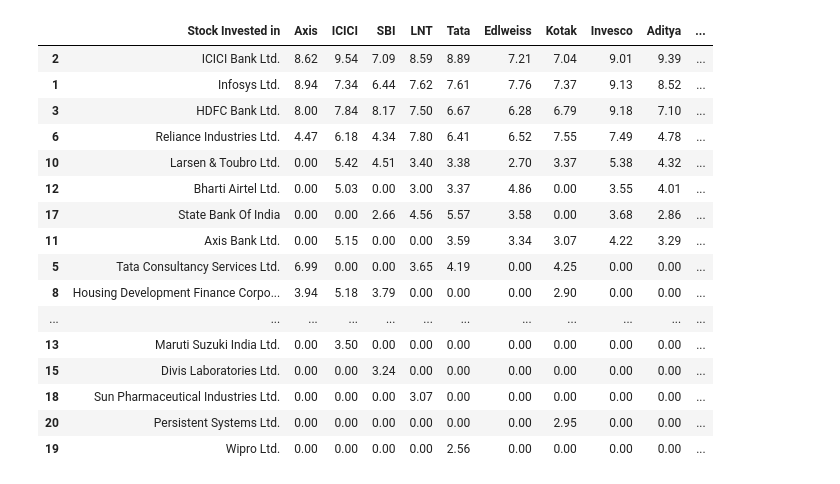
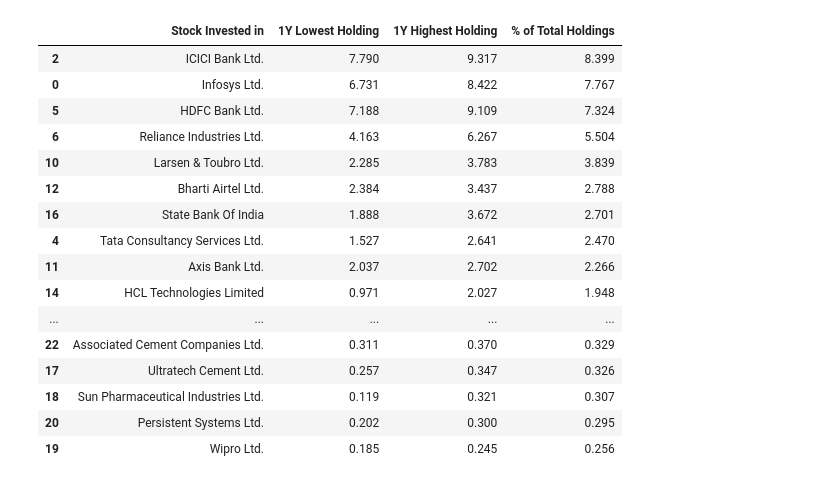
Before and after one commit to parthpendal/Concepts---Data-Analysis-and-Machine-Learning, a Jupyter notebook: WebScrapping_Top_10_Holdings_by_Mutual_funds.ipynb, the cells around one changed output. Cells and saved outputs as stored; diff of their text form; code cells hidden in the pictures.

```diff
--- a/WebScrapping_Top_10_Holdings_by_Mutual_funds.ipynb
+++ b/WebScrapping_Top_10_Holdings_by_Mutual_funds.ipynb
@@ -189,20 +119,28 @@ my_dataframe["Average Holdings"]=my_dataframe[fund_list.keys()].mean(axis=1)
-# %%
-my_dataframe.sort_values("Average Holdings",ascending=False)
-# %% [output]
-|  | Stock Invested in | Axis | ICICI | SBI | LNT | Tata | Edlweiss | Kotak | Invesco | Aditya | ... |
-| 2 | ICICI Bank Ltd. | 8.62 | 9.54 | 7.09 | 8.59 | 8.89 | 7.21 | 7.04 | 9.01 | 9.39 | ... |
-| 1 | Infosys Ltd. | 8.94 | 7.34 | 6.44 | 7.62 | 7.61 | 7.76 | 7.37 | 9.13 | 8.52 | ... |
-| 3 | HDFC Bank Ltd. | 8.00 | 7.84 | 8.17 | 7.50 | 6.67 | 6.28 | 6.79 | 9.18 | 7.10 | ... |
-| 6 | Reliance Industries Ltd. | 4.47 | 6.18 | 4.34 | 7.80 | 6.41 | 6.52 | 7.55 | 7.49 | 4.78 | ... |
-| 10 | Larsen & Toubro Ltd. | 0.00 | 5.42 | 4.51 | 3.40 | 3.38 | 2.70 | 3.37 | 5.38 | 4.32 | ... |
-| 12 | Bharti Airtel Ltd. | 0.00 | 5.03 | 0.00 | 3.00 | 3.37 | 4.86 | 0.00 | 3.55 | 4.01 | ... |
-| 17 | State Bank Of India | 0.00 | 0.00 | 2.66 | 4.56 | 5.57 | 3.58 | 0.00 | 3.68 | 2.86 | ... |
-| 11 | Axis Bank Ltd. | 0.00 | 5.15 | 0.00 | 0.00 | 3.59 | 3.34 | 3.07 | 4.22 | 3.29 | ... |
-| 5 | Tata Consultancy Services Ltd. | 6.99 | 0.00 | 0.00 | 3.65 | 4.19 | 0.00 | 4.25 | 0.00 | 0.00 | ... |
-| 8 | Housing Development Finance Corpo... | 3.94 | 5.18 | 3.79 | 0.00 | 0.00 | 0.00 | 2.90 | 0.00 | 0.00 | ... |
-| ... | ... | ... | ... | ... | ... | ... | ... | ... | ... | ... | ... |
-| 13 | Maruti Suzuki India Ltd. | 0.00 | 3.50 | 0.00 | 0.00 | 0.00 | 0.00 | 0.00 | 0.00 | 0.00 | ... |
-| 15 | Divis Laboratories Ltd. | 0.00 | 0.00 | 3.24 | 0.00 | 0.00 | 0.00 | 0.00 | 0.00 | 0.00 | ... |
-| 18 | Sun Pharmaceutical Industries Ltd. | 0.00 | 0.00 | 0.00 | 3.07 | 0.00 | 0.00 | 0.00 | 0.00 | 0.00 | ... |
-| 20 | Persistent Systems Ltd. | 0.00 | 0.00 | 0.00 | 0.00 | 0.00 | 0.00 | 2.95 | 0.00 | 0.00 | ... |
-| 19 | Wipro Ltd. | 0.00 | 0.00 | 0.00 | 0.00 | 2.56 | 0.00 | 0.00 | 0.00 | 0.00 | ... |
+# %%
+Lowest_value_dataframe=get_average_values(my_dataframe,'1Y Lowest Holding')
+Highest_value_dataframe=get_average_values(my_dataframe,'1Y Highest Holding')
+Current_value_dataframe=get_average_values(my_dataframe,'% of Total Holdings')
+
+#Get overall Summary
+Final_dataframe=my_dataframe.copy()
+for x,y in zip([Lowest_value_dataframe,Highest_value_dataframe,Current_value_dataframe],['1Y Lowest Holding','1Y Highest Holding','% of Total Holdings']):
+    Final_dataframe=pd.merge(Final_dataframe,x[['Stock Invested in',y]],on='Stock Invested in',how="left")
+Final_dataframe.sort_values('% of Total Holdings', ascending=False)
+# %% [output]
+|  | Stock Invested in | 1Y Lowest Holding | 1Y Highest Holding | % of Total Holdings |
+| 2 | ICICI Bank Ltd. | 7.790 | 9.317 | 8.399 |
+| 0 | Infosys Ltd. | 6.731 | 8.422 | 7.767 |
+| 5 | HDFC Bank Ltd. | 7.188 | 9.109 | 7.324 |
+| 6 | Reliance Industries Ltd. | 4.163 | 6.267 | 5.504 |
+| 10 | Larsen & Toubro Ltd. | 2.285 | 3.783 | 3.839 |
+| 12 | Bharti Airtel Ltd. | 2.384 | 3.437 | 2.788 |
+| 16 | State Bank Of India | 1.888 | 3.672 | 2.701 |
+| 4 | Tata Consultancy Services Ltd. | 1.527 | 2.641 | 2.470 |
+| 11 | Axis Bank Ltd. | 2.037 | 2.702 | 2.266 |
+| 14 | HCL Technologies Limited | 0.971 | 2.027 | 1.948 |
+| ... | ... | ... | ... | ... |
+| 22 | Associated Cement Companies Ltd. | 0.311 | 0.370 | 0.329 |
+| 17 | Ultratech Cement Ltd. | 0.257 | 0.347 | 0.326 |
+| 18 | Sun Pharmaceutical Industries Ltd. | 0.119 | 0.321 | 0.307 |
+| 20 | Persistent Systems Ltd. | 0.202 | 0.300 | 0.295 |
+| 19 | Wipro Ltd. | 0.185 | 0.245 | 0.256 |
```
Also changed, not shown: parts of 10 cells of this notebook.
